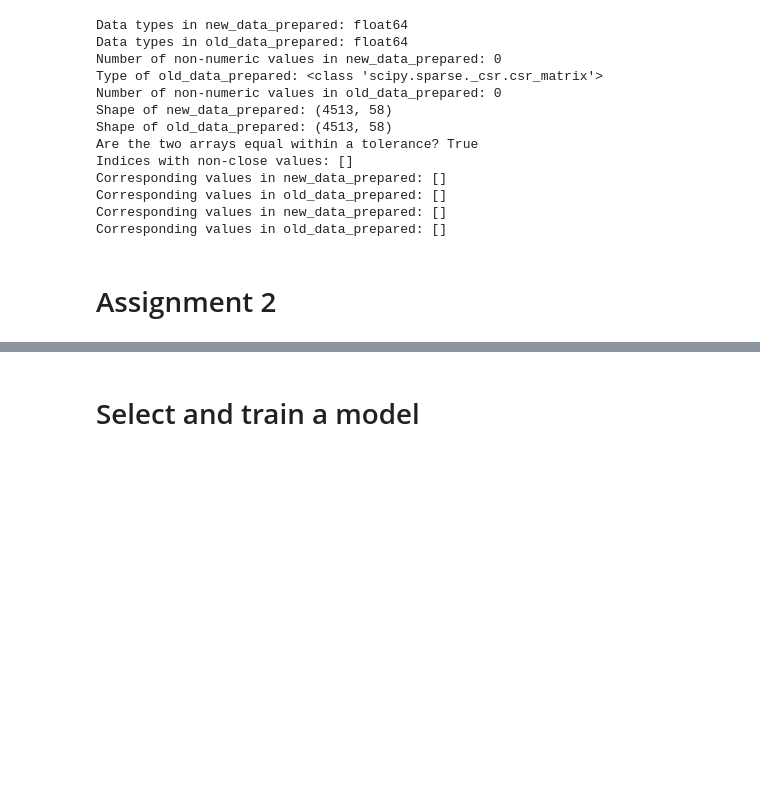
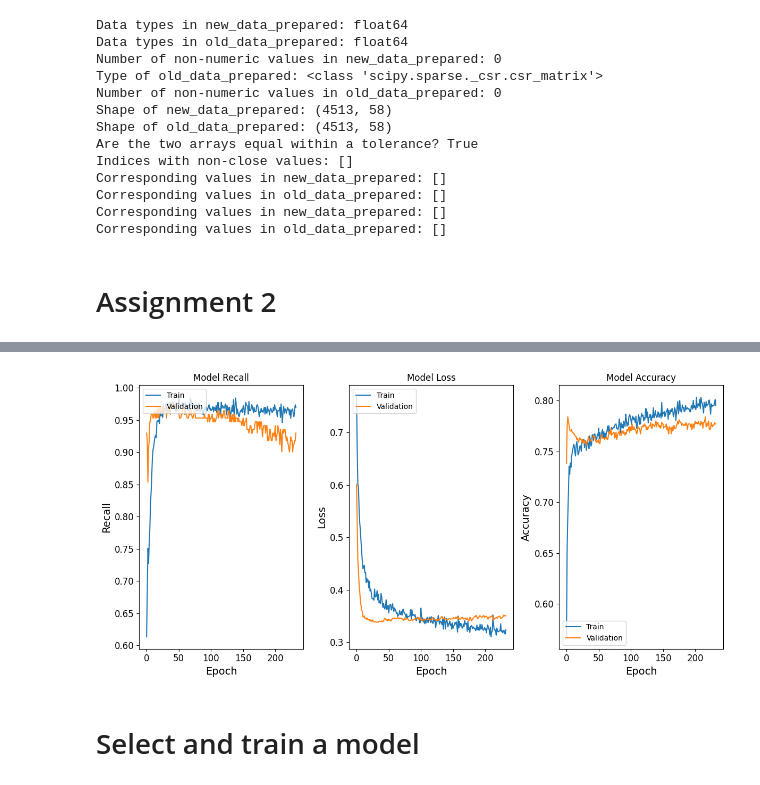
Before and after one commit to IuliaCipleu/Detect-Software-Conflict-with-Tensorflow, a Jupyter notebook: CipleuIuliaOlivia.ipynb, the cells around one changed output, grey strips where cells are left out. Drawn from its saved outputs; the diff is of its cells as text; code cells hidden in the pictures; blank space fills up the shorter version.

```diff
--- a/CipleuIuliaOlivia.ipynb
+++ b/CipleuIuliaOlivia.ipynb
@@ -1991,0 +2276,92 @@ Test Recall: 0.96875
+# %%
+from sklearn.compose import ColumnTransformer
+from sklearn.model_selection import train_test_split
+import tensorflow as tf
+import numpy as np
+import matplotlib.pyplot as plt
+
+# Assuming X_processed and y are already defined and preprocessed
+X_train, X_test, y_train, y_test = train_test_split(X_processed, y, test_size=0.2, random_state=42)
+
+# Define the TensorFlow model architecture
+model = tf.keras.Sequential([
+    tf.keras.layers.Dense(128, activation='relu', input_shape=(X_train.shape[1],)),
+    tf.keras.layers.Dropout(0.9),
+    tf.keras.layers.Dense(64, activation='relu'),
+    tf.keras.layers.Dropout(0.1),
+    tf.keras.layers.Dense(1, activation='sigmoid')
+])
+
+# Compile the model with custom optimizer and metrics
+model.compile(optimizer='adam', loss='binary_crossentropy', metrics=[tf.keras.metrics.Recall(name='recall'), 'accuracy'])
+
+# Define early stopping callback with increased patience
+early_stopping = tf.keras.callbacks.EarlyStopping(
+    monitor='val_loss', patience=200, restore_best_weights=True)
+
+# Convert y_train to NumPy array if necessary
+if not isinstance(y_train, np.ndarray):
+    y_train = y_train.values
+
+# Calculate class weights
+total_samples = len(y_train)
+class_0_weight = total_samples / (2 * np.sum(y_train == 0))
+class_1_weight = total_samples / (2 * np.sum(y_train == 1))
+class_weights = {0: class_0_weight, 1: class_1_weight}
+
+# Train the model with class weights
+history = model.fit(X_train, y_train, epochs=250, validation_split=0.2,
+                    class_weight=class_weights, callbacks=[early_stopping])
+
+# Evaluate the model on the training set
+train_loss, train_recall, train_accuracy = model.evaluate(X_train, y_train)
+
+# Convert y_test to a NumPy array if necessary
+if not isinstance(y_test, np.ndarray):
+    y_test = np.array(y_test)
+
+# Ensure that y_test has the correct shape
+assert y_test.ndim == 1, "y_test should be a 1D array"
+
+# Evaluate the model on the test set
+test_loss, test_recall, test_accuracy = model.evaluate(X_test, y_test)
+
+print("Training Loss:", train_loss)
+print("Training Recall:", train_recall)
+print("Training Accuracy:", train_accuracy)
+print("Test Loss:", test_loss)
+print("Test Recall:", test_recall)
+print("Test Accuracy:", test_accuracy)
+
+# Plot training history
+plt.figure(figsize=(12, 6))
+
+plt.subplot(1, 3, 1)
+plt.plot(history.history['recall'])
+plt.plot(history.history['val_recall'])
+plt.title('Model Recall')
+plt.ylabel('Recall')
+plt.xlabel('Epoch')
+plt.legend(['Train', 'Validation'], loc='upper left')
+
+# Plot training & validation loss values
+plt.subplot(1, 3, 2)
+plt.plot(history.history['loss'])
+plt.plot(history.history['val_loss'])
+plt.title('Model Loss')
+plt.ylabel('Loss')
+plt.xlabel('Epoch')
+plt.legend(['Train', 'Validation'], loc='upper left')
+
+
+plt.subplot(1, 3, 3)
+plt.plot(history.history['accuracy'])
+plt.plot(history.history['val_accuracy'])
+plt.title('Model Accuracy')
+plt.ylabel('Accuracy')
+plt.xlabel('Epoch')
+plt.legend(['Train', 'Validation'], loc='lower left')
+
+plt.tight_layout()
+plt.show()
+# %% [output]
@@ -1992,3 +2386,4 @@ Test Recall: 0.96875
+[figure, added]
 # %% [markdown]
 # Select and train a model
 # %%
```
Also changed, not shown: parts of 13 cells of this notebook.
